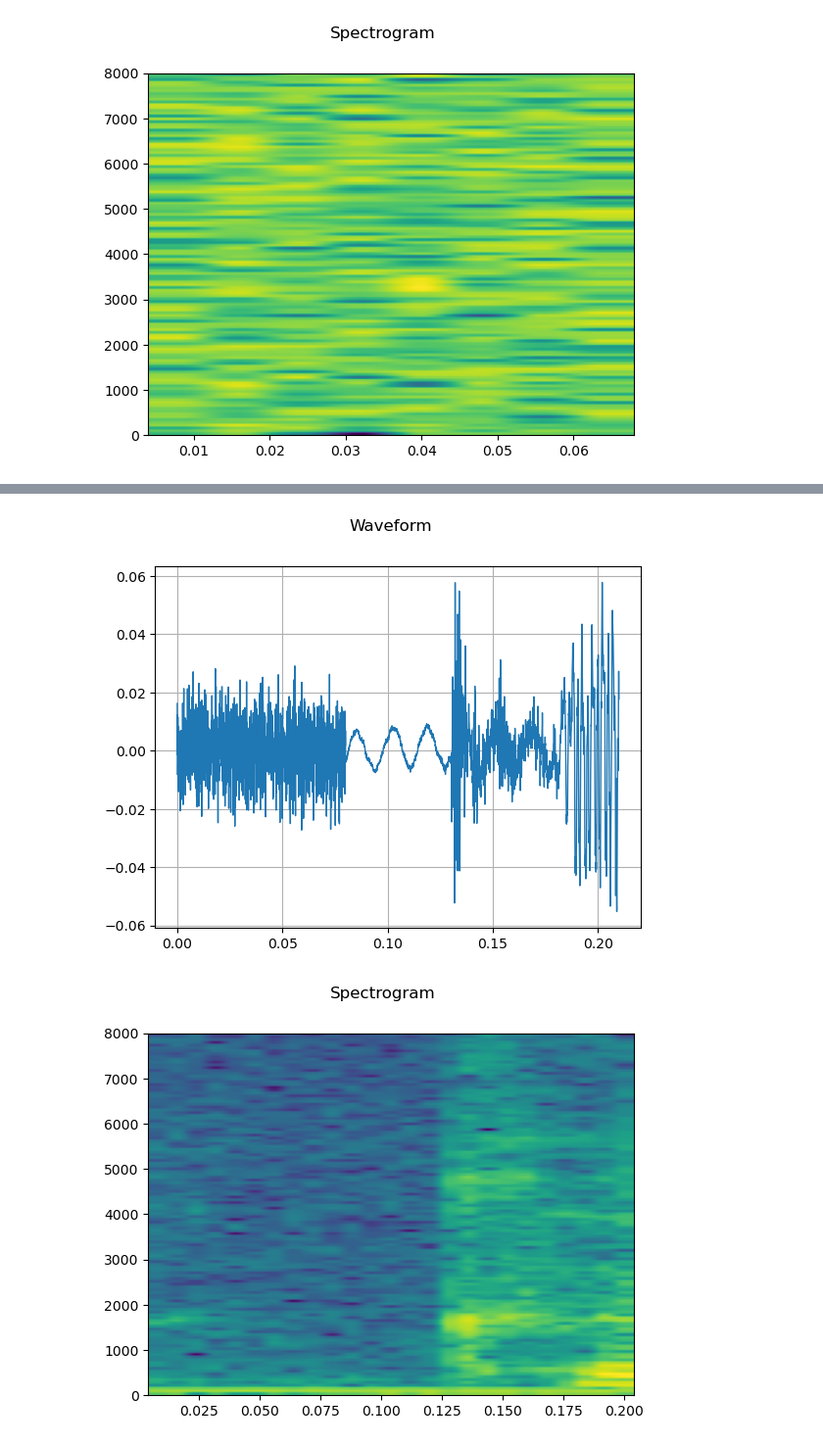
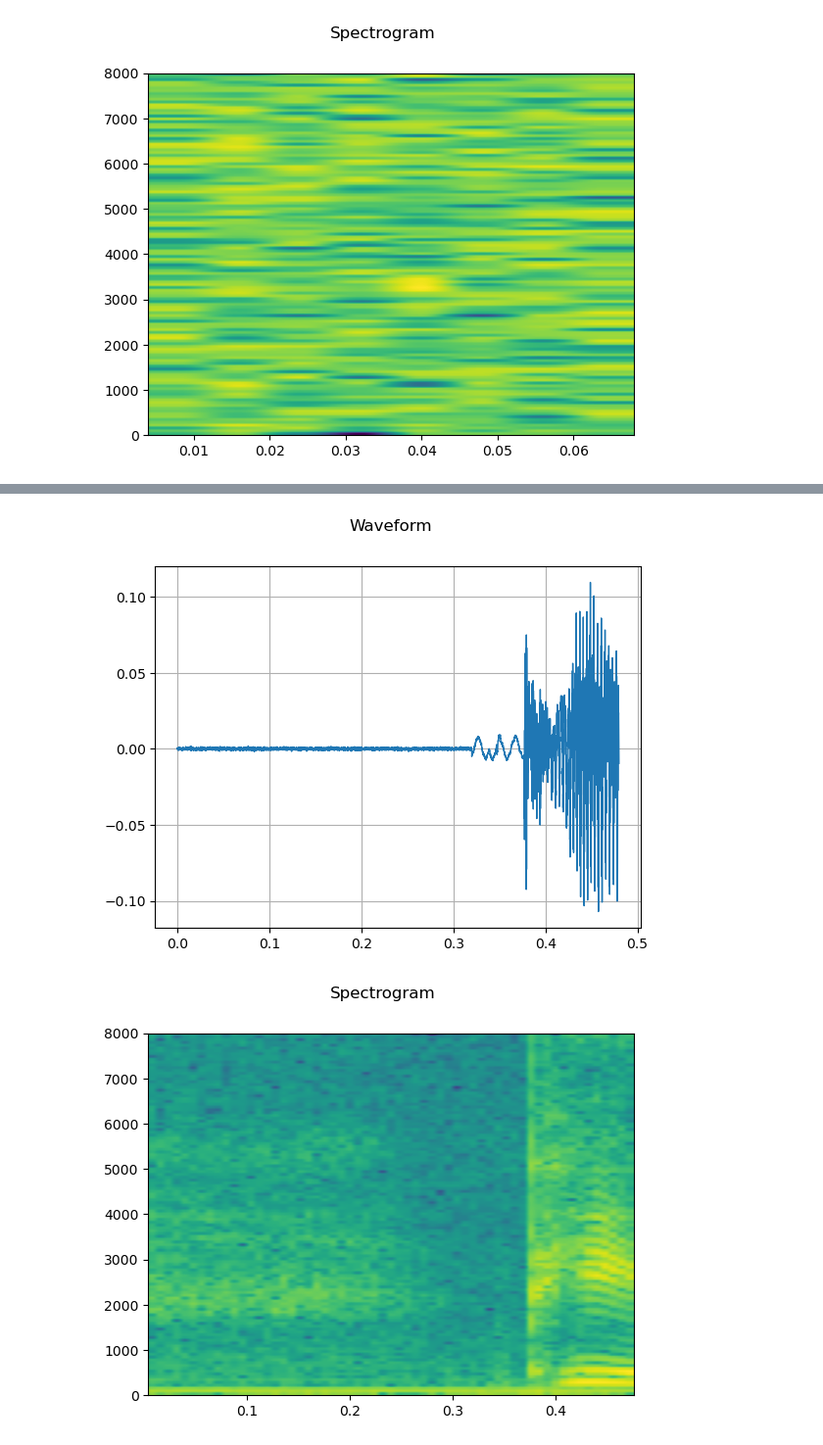
Before and after one commit to Frankalexej/wavln, a Jupyter notebook: C_00_tachi_select.ipynb, the cells around one changed output, grey strips where cells are left out. Shown at 98% size. Saved outputs shown, nothing was run; the diff lists cells and outputs as text; code cells hidden in the pictures.

```diff
--- a/C_00_tachi_select.ipynb
+++ b/C_00_tachi_select.ipynb
@@ -581,8 +590,10 @@ guide_file_valid.iloc[i:i+20]
 # %%
-pre_name = os.path.join(train_cut_phone_, "103/1240/0002/103-1240-0002-0016.flac")
-T_name = os.path.join(train_cut_phone_, "103/1240/0002/103-1240-0002-0017.flac")
-V_name_1 = os.path.join(train_cut_phone_, "103/1240/0002/103-1240-0002-0018.flac")
-# V_name_2 = os.path.join(train_cut_phone_, "103/1240/0024/103-1240-0024-0013.flac")
+# pre_name = os.path.join(train_cut_phone_, "103/1240/0002/103-1240-0002-0016.flac")
+# T_name = os.path.join(train_cut_phone_, "103/1240/0002/103-1240-0002-0017.flac")
+# V_name_1 = os.path.join(train_cut_phone_, "103/1240/0002/103-1240-0002-0018.flac")
+pre_name = os.path.join(train_cut_phone_, "103/1240/0010/103-1240-0010-0000.flac")
+T_name = os.path.join(train_cut_phone_, "103/1240/0010/103-1240-0010-0001.flac")
+V_name_1 = os.path.join(train_cut_phone_, "103/1240/0010/103-1240-0010-0002.flac")
 
 pre_data, sample_rate_pre = torchaudio.load(pre_name, normalize=True)
 T_data, sample_rate_T = torchaudio.load(T_name, normalize=True)
@@ -590,7 +601,7 @@ V_data_1, sample_rate_V = torchaudio.load(V_name_1, normalize=True)
 V_data_2, sample_rate_V = torchaudio.load(V_name_2, normalize=True)
 
 sample_rate = 16000  # sample rate in Hz
-intensity = 0.01  # intensity of the noise (amplitude scaling factor)
+intensity = 5e-4  # intensity of the noise (amplitude scaling factor)
 
 noise_gen = WhiteNoiseGen(sample_rate, intensity)
 
@@ -610,8 +621,8 @@ plot_specgram(data_2, sample_rate_T)
 # plot_waveform(V_data_1, sample_rate_T)
 # plot_waveform(V_data_2, sample_rate_T)
 
-torchaudio.save("001_data_1.wav", data_1, sample_rate_T)
-torchaudio.save("001_data_2.wav", data_2, sample_rate_T)
+# torchaudio.save("001_data_1.wav", data_1, sample_rate_T)
+# torchaudio.save("001_data_2.wav", data_2, sample_rate_T)
 # torchaudio.save("aaa_T_data.wav", T_data, sample_rate_T)
 # torchaudio.save("aaa_V_data_1.wav", V_data_1, sample_rate_T)
 # torchaudio.save("aaa_V_data_2.wav", V_data_2, sample_rate_T)
@@ -620,2 +631,2 @@ torchaudio.save("001_data_2.wav", data_2, sample_rate_T)
-[figure, old version]
+[figure, new version]
-[figure, old version]
+[figure, new version]
```
Also changed, not shown: parts of 3 cells of this notebook, 13 other files.
